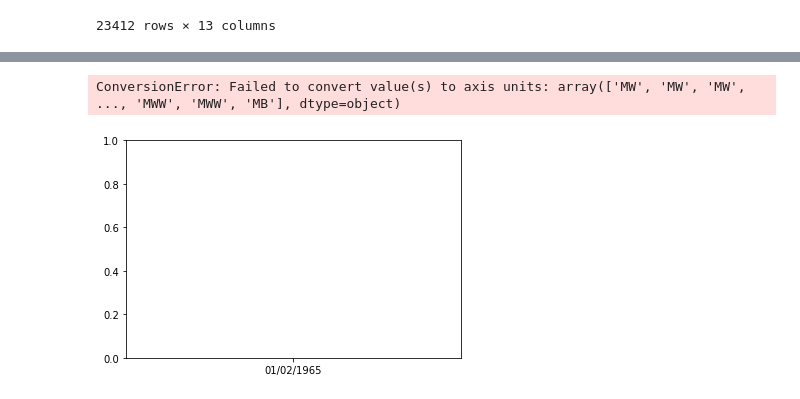
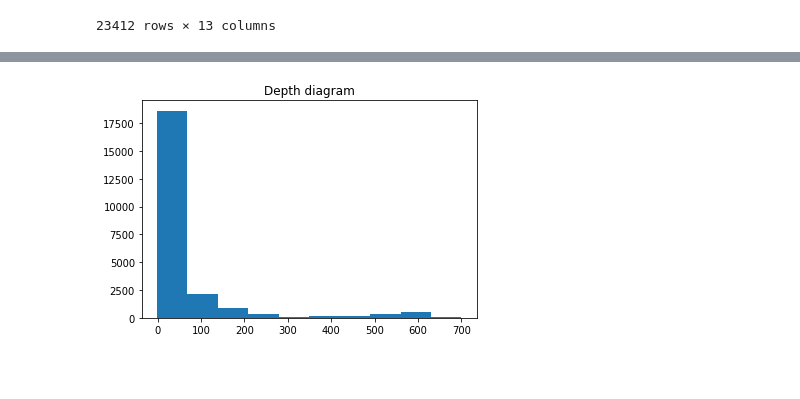
Before and after one commit to Pakopac/project_cloud_computing, a Jupyter notebook: EDA.ipynb, the cells around one changed output, grey strips where cells are left out. Saved outputs shown, nothing was run; the diff lists cells and outputs as text; code cells hidden in the pictures; blank space fills up the shorter version.

```diff
--- a/EDA.ipynb
+++ b/EDA.ipynb
@@ -71,6 +71,7 @@ def drop_specific_col():
     dropped_sepcific_col.append('ID')
     dropped_sepcific_col.append('Location Source')
     dropped_sepcific_col.append('Magnitude Source')
+    dropped_sepcific_col.append('Magnitude Type')
     return dropped_sepcific_col
 
 data = data.drop(drop_specific_col(), axis=1)
@@ -112,6 +114,6 @@ ModuleNotFoundError: No module named 'sklearn'
 # %%
-plt.hist(data)
+plt.hist(data["Depth"])
+plt.title('Depth diagram')
 plt.show()
 # %% [output]
-ConversionError: Failed to convert value(s) to axis units: array(['MW', 'MW', 'MW', ..., 'MWW', 'MWW', 'MB'], dtype=object)
-[figure, old version]
+[figure, new version]
```
Also changed, not shown: parts of 7 cells of this notebook, 1 other file.
